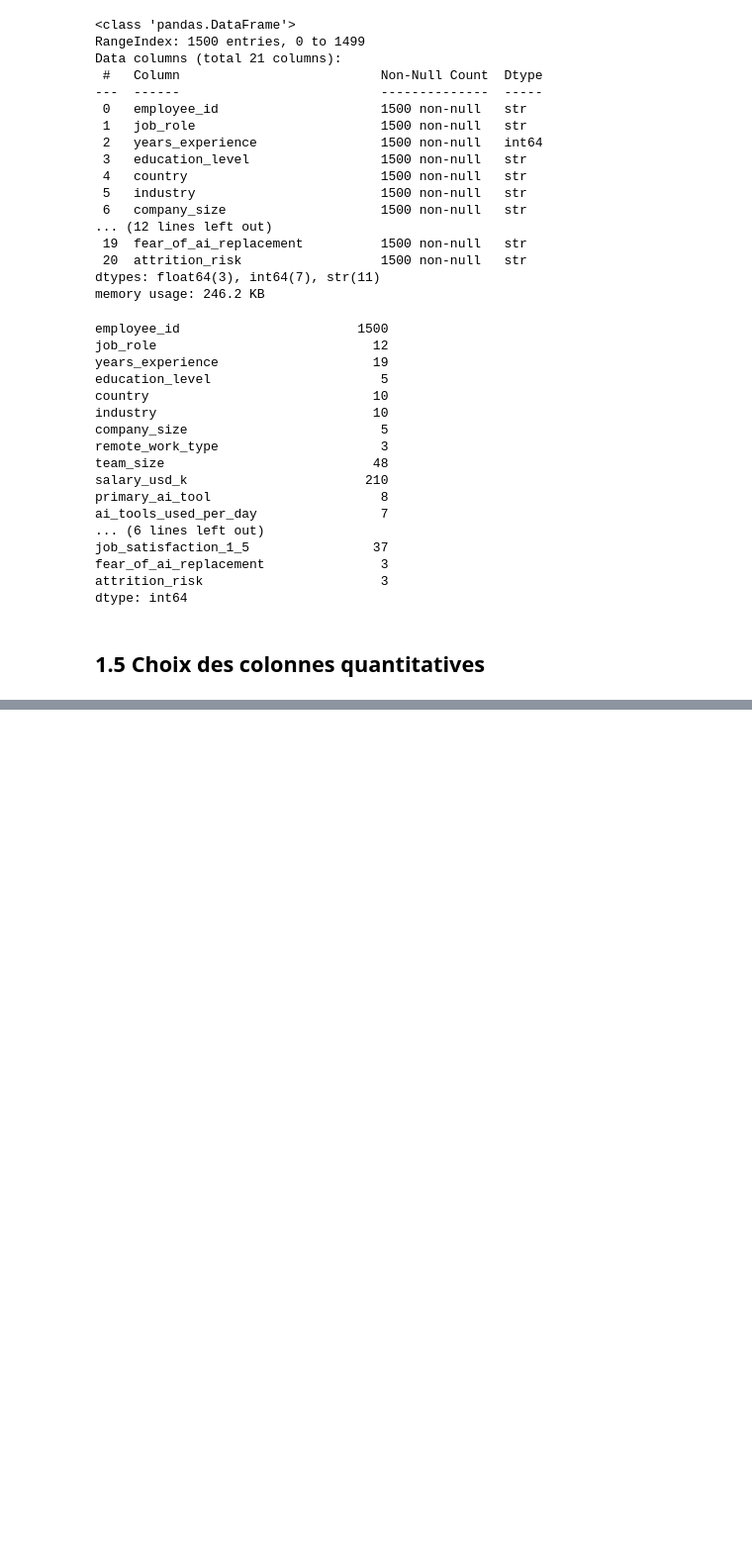
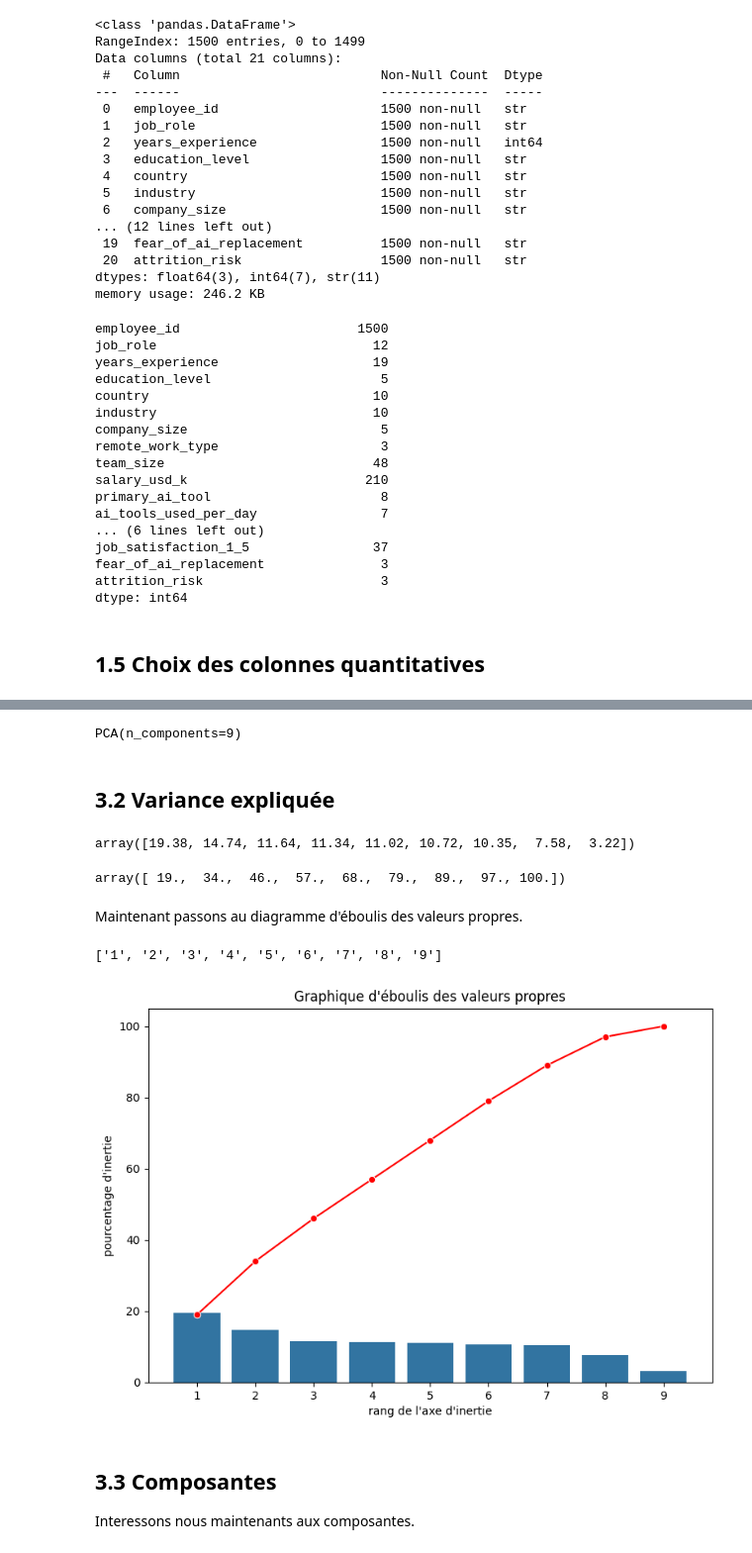
Before and after one commit to Harlequelrah/ai_worker_burnout_attrition_2026, a Jupyter notebook: project/main.ipynb, the cells around one changed output, grey strips where cells are left out. Shown at 99% size. Drawn from its saved outputs; the diff is of its cells as text; code cells hidden in the pictures; blank space fills up the shorter version.

```diff
--- a/project/main.ipynb
+++ b/project/main.ipynb
@@ -122,0 +238,63 @@ df.head()
+# %%
+# nombre de composantes
+n_components=9
+
+# initialisation du PCA
+pca = PCA(n_components=n_components)
+
+# entrainement du PCA
+pca.fit(X_Scaled)
+# %% [output]
+PCA(n_components=9)
+# %% [markdown]
+## 3.2 Variance expliquée
+# %%
+# récuperation de la variance expliquée par chaque composante
+scree = (pca.explained_variance_ratio_*100).round(2)
+
+# affichage
+scree
+# %% [output]
+array([19.38, 14.74, 11.64, 11.34, 11.02, 10.72, 10.35,  7.58,  3.22])
+# %%
+# récupération de la variance expliquée cumulée
+scree_cum= np.cumsum(scree).round()
+scree_cum
+# %% [output]
+array([ 19.,  34.,  46.,  57.,  68.,  79.,  89.,  97., 100.])
+# %% [markdown]
+Maintenant passons au diagramme d'éboulis des valeurs propres.
+# %%
+# initialisation d'une liste de rang de chaque composante
+x_list = [str(i+1) for i in range(len(features))]
+
+# affichage
+x_list
+# %% [output]
+['1', '2', '3', '4', '5', '6', '7', '8', '9']
+# %%
+# graphique
+
+# initialisation de la figure
+plt.figure(figsize=(9,6))
+
+# Diagramme à barre des variances expliquées
+sns.barplot(x=x_list,y=scree)
+
+# Courbe de la variance expliquée cumulée
+sns.lineplot(x=x_list,y=scree_cum,marker='o',c='red')
+
+# labels des axes
+plt.xlabel("rang de l'axe d'inertie")
+plt.ylabel("pourcentage d'inertie")
+
+# titre du graphique
+plt.title("Graphique d'éboulis des valeurs propres")
+
+# affichage du graphique
+plt.show()
+# %% [output]
+[figure, added]
+# %% [markdown]
+## 3.3 Composantes
+Interessons nous maintenants aux composantes.
```
Also changed, not shown: parts of 27 cells of this notebook.
